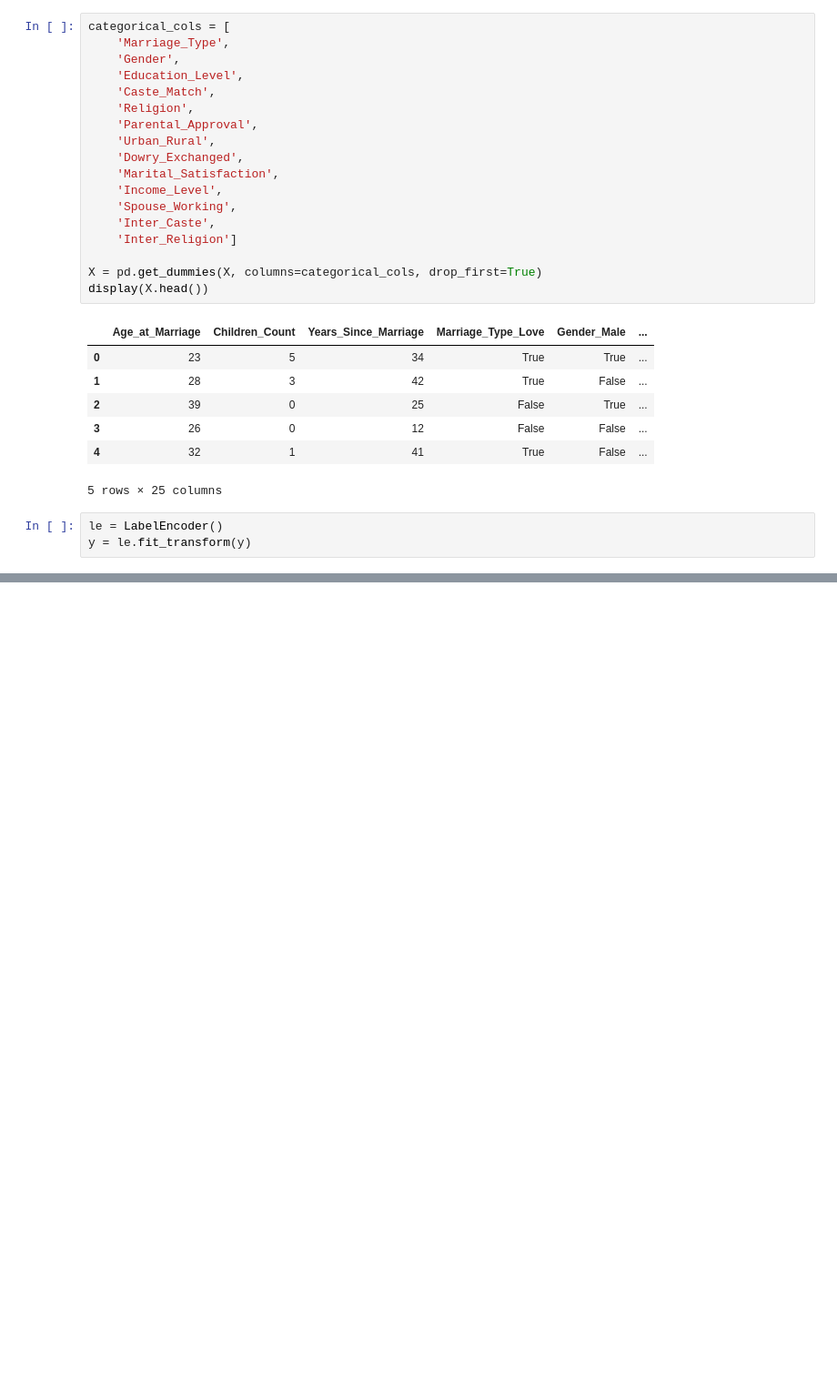
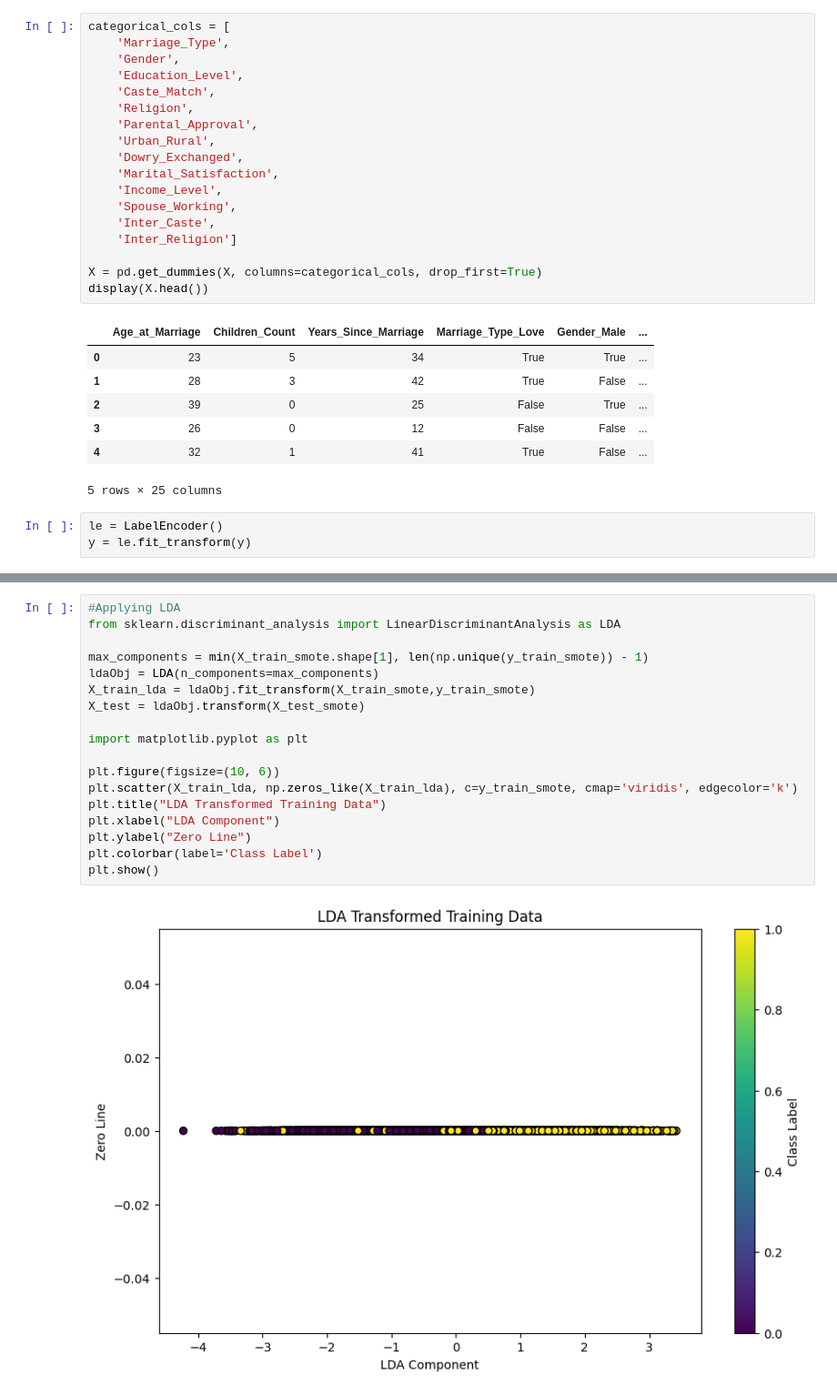
Before and after one commit to yelisetti/SEIS763FinalProject, a Jupyter notebook: Project.ipynb, the cells around one changed output, grey strips where cells are left out. Shown at 91% size. Cells and saved outputs as stored; diff of their text form; blank space fills up the shorter version.

```diff
--- a/Project.ipynb
+++ b/Project.ipynb
@@ -273,0 +264,20 @@ plt.show()
+# %%
+#Applying LDA
+from sklearn.discriminant_analysis import LinearDiscriminantAnalysis as LDA
+
+max_components = min(X_train_smote.shape[1], len(np.unique(y_train_smote)) - 1)
+ldaObj = LDA(n_components=max_components)
+X_train_lda = ldaObj.fit_transform(X_train_smote,y_train_smote)
+X_test = ldaObj.transform(X_test_smote)
+
+import matplotlib.pyplot as plt
+
+plt.figure(figsize=(10, 6))
+plt.scatter(X_train_lda, np.zeros_like(X_train_lda), c=y_train_smote, cmap='viridis', edgecolor='k')
+plt.title("LDA Transformed Training Data")
+plt.xlabel("LDA Component")
+plt.ylabel("Zero Line")
+plt.colorbar(label='Class Label')
+plt.show()
+# %% [output]
+[figure, added]
```
Also changed, not shown: parts of 21 cells of this notebook.
